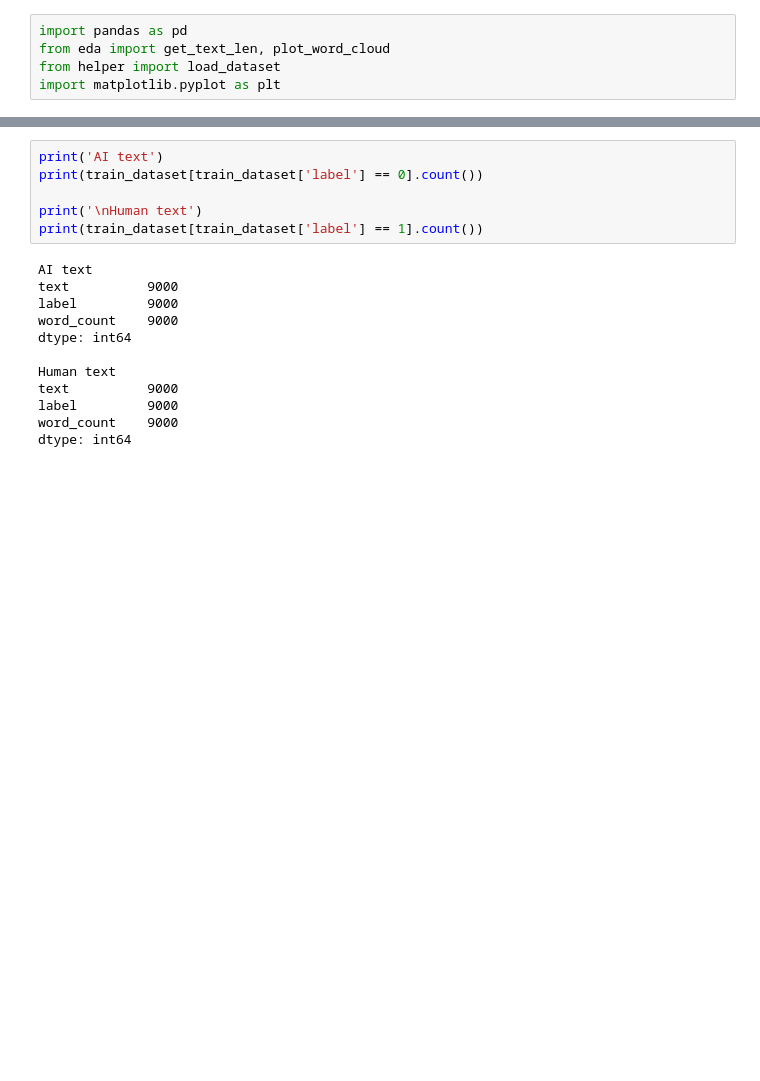
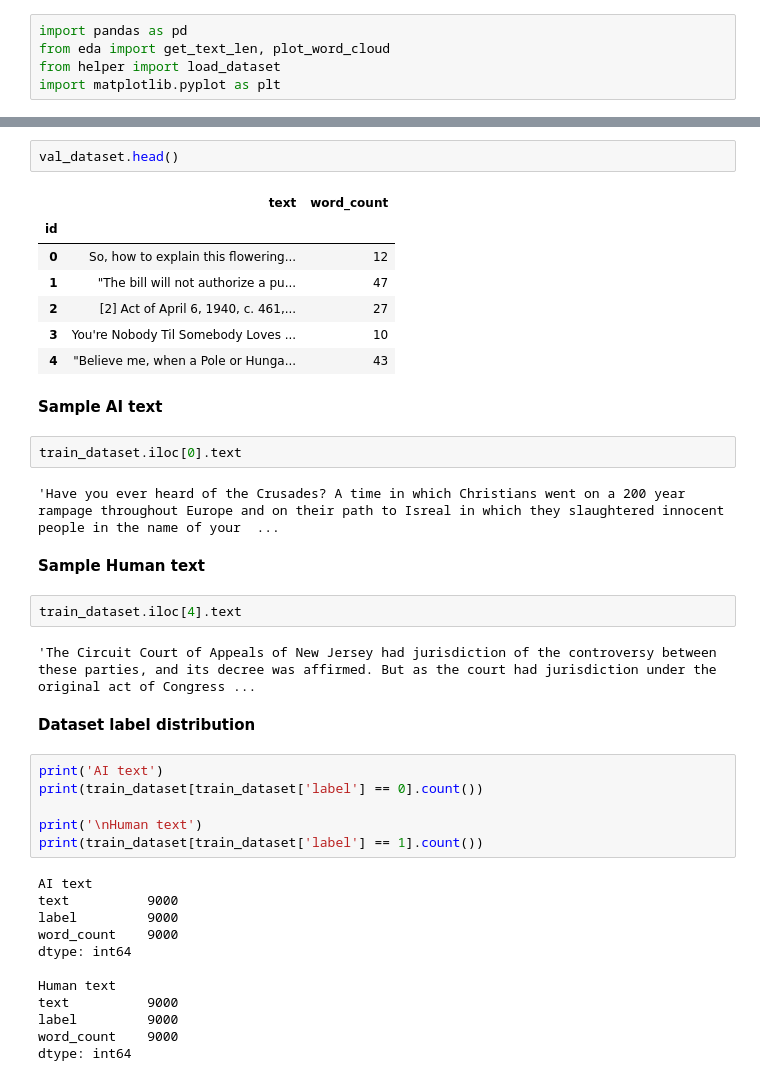
Before and after one commit to dukenguyenxyz/synth_detectives, a Jupyter notebook: src/eda.ipynb, the cells around one changed output, grey strips where cells are left out. Drawn from its saved outputs; the diff is of its cells as text; blank space fills up the shorter version.

```diff
--- a/src/eda.ipynb
+++ b/src/eda.ipynb
@@ -12,3 +27,27 @@ train_dataset['word_count'] = train_dataset.apply(get_text_len, axis=1)
+# %%
+val_dataset.head()
+# %% [output]
+|  | text | word_count |
+| id |  |  |
+| 0 | So, how to explain this flowering... | 12 |
+| 1 | "The bill will not authorize a pu... | 47 |
+| 2 | [2] Act of April 6, 1940, c. 461,... | 27 |
+| 3 | You're Nobody Til Somebody Loves ... | 10 |
+| 4 | "Believe me, when a Pole or Hunga... | 43 |
+# %% [markdown]
+**Sample AI text**
+# %%
+train_dataset.iloc[0].text
+# %% [output]
+'Have you ever heard of the Crusades? A time in which Christians went on a 200 year rampage throughout Europe and on their path to Isreal in which they slaughtered innocent people in the name of your  ...
+# %% [markdown]
+**Sample Human text**
+# %%
+train_dataset.iloc[4].text
+# %% [output]
+'The Circuit Court of Appeals of New Jersey had jurisdiction of the controversy between these parties, and its decree was affirmed. But as the court had jurisdiction under the original act of Congress ...
+# %% [markdown]
+**Dataset label distribution**
 # %%
 print('AI text')
 print(train_dataset[train_dataset['label'] == 0].count())
```
Also changed, not shown: parts of 10 cells of this notebook.
